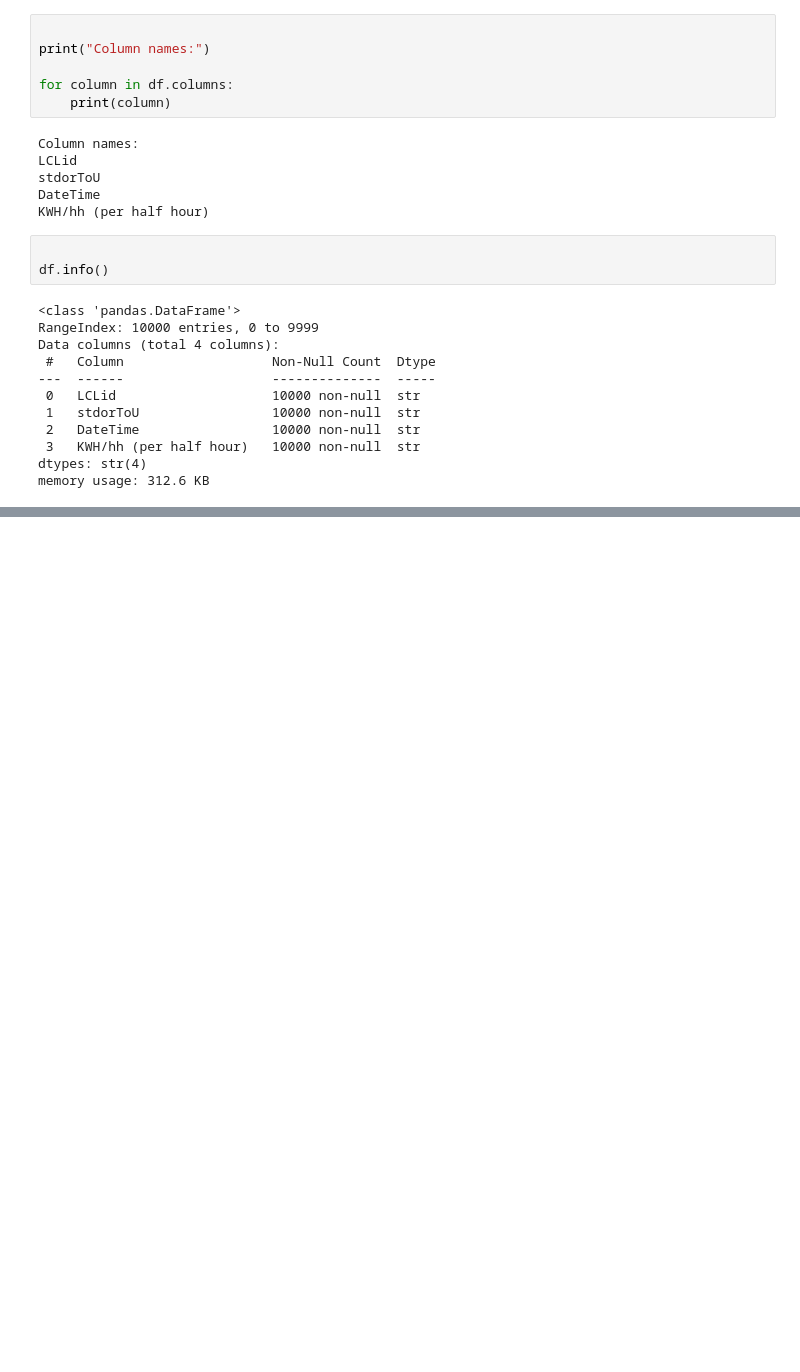
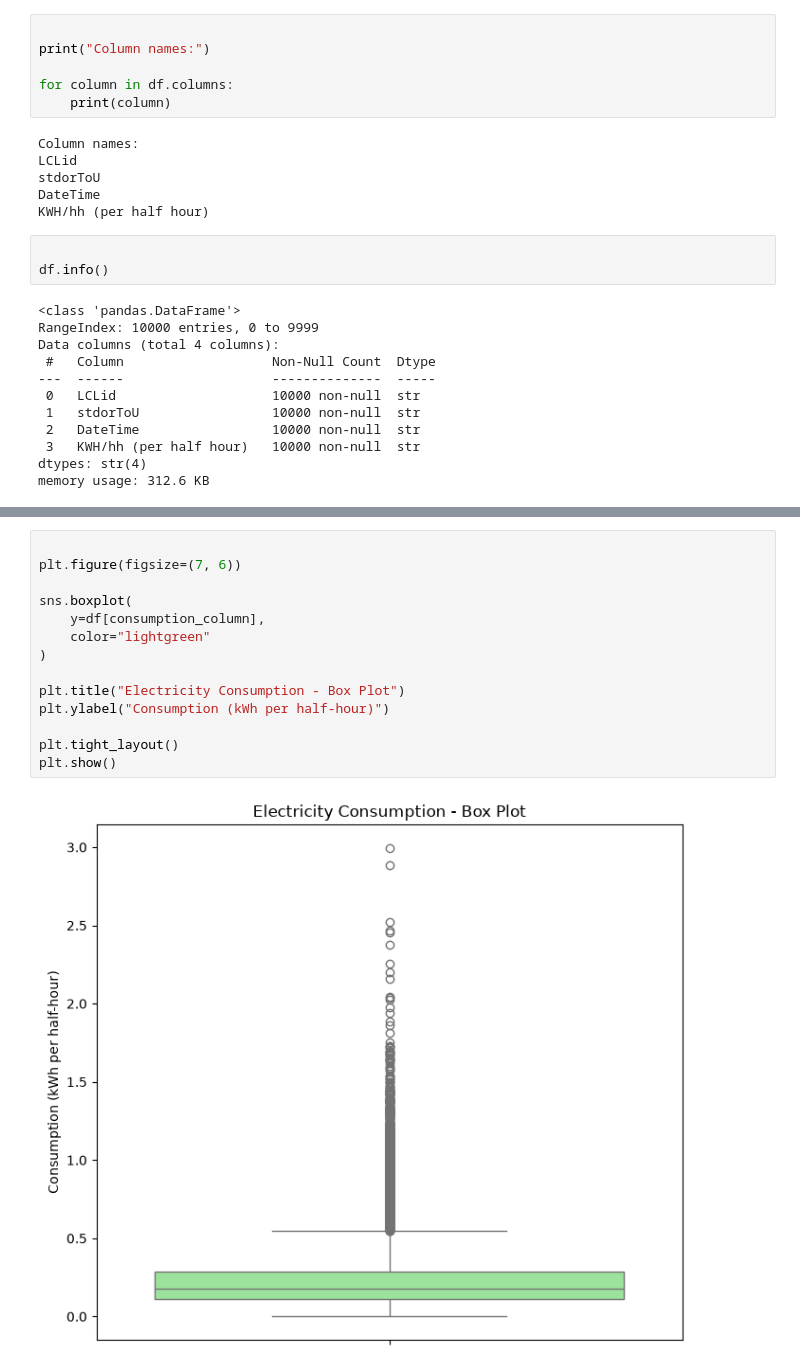
Before and after one commit to devbhatnagar-mp4/Smart-Meter-Load-Profiling-and-Consumer-Energy-Consumption-Clustering, a Jupyter notebook: notebooks/01_dataset_exploration.ipynb, the cells around one changed output, grey strips where cells are left out. Cells and saved outputs as stored; diff of their text form; blank space fills up the shorter version.

```diff
--- a/notebooks/01_dataset_exploration.ipynb
+++ b/notebooks/01_dataset_exploration.ipynb
@@ -123,0 +325,16 @@ memory usage: 312.6 KB
+# %%
+
+plt.figure(figsize=(7, 6))
+
+sns.boxplot(
+    y=df[consumption_column],
+    color="lightgreen"
+)
+
+plt.title("Electricity Consumption - Box Plot")
+plt.ylabel("Consumption (kWh per half-hour)")
+
+plt.tight_layout()
+plt.show()
+# %% [output]
+[figure, added]
```
Also changed, not shown: parts of 17 cells of this notebook.
